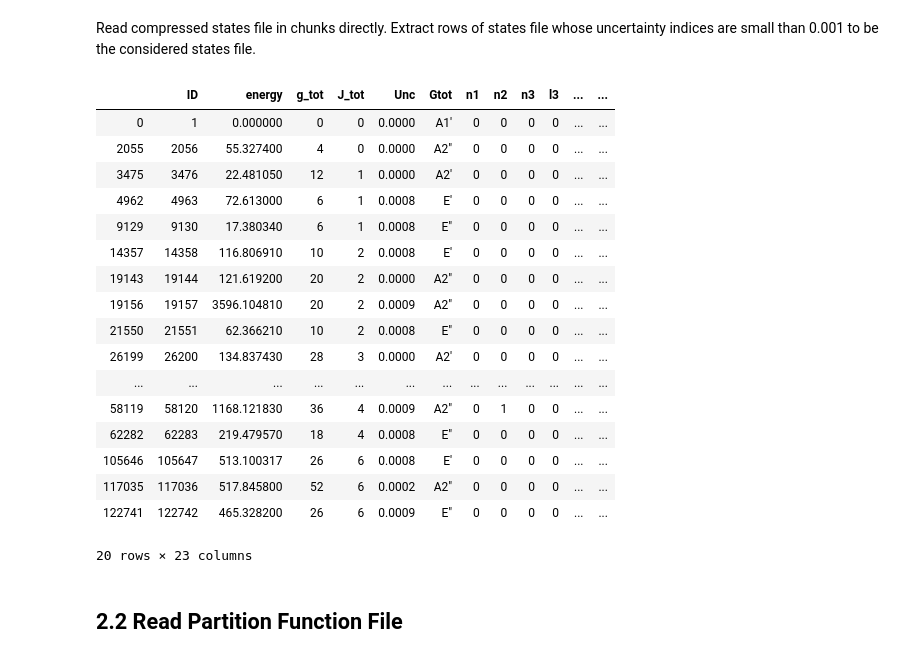
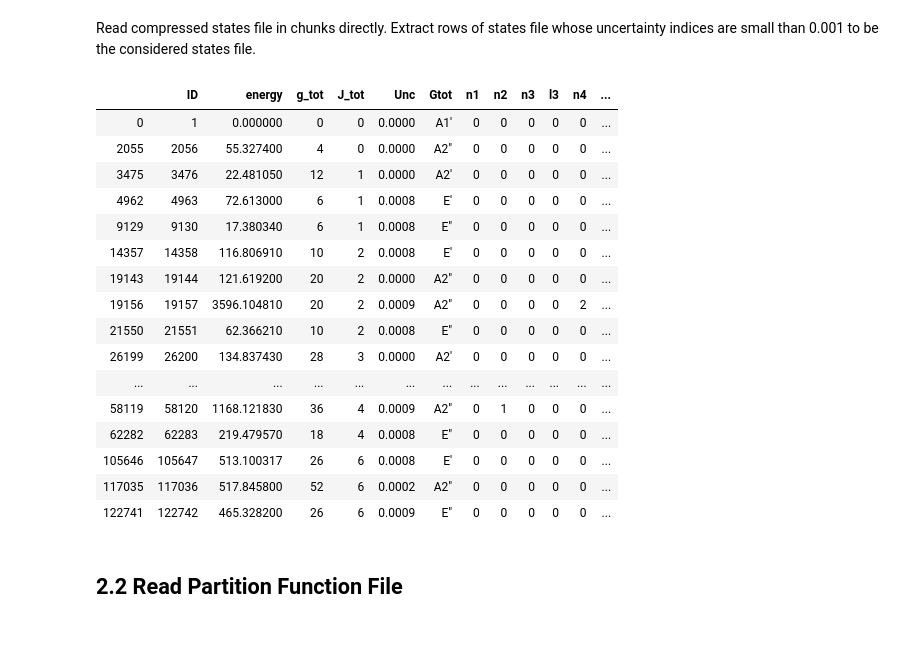
Before and after one commit to Beryl-Jingxin/ExoMolHR-MScProject, a Jupyter notebook: project/code/ipynb_with_sample_output/H3O_p.ipynb, the cells around one changed output. Saved outputs shown, nothing was run; the diff lists cells and outputs as text; code cells hidden in the pictures.

Commit message:
Add screenshots of results, displace all columns of unc_states

```diff
--- a/project/code/ipynb_with_sample_output/H3O_p.ipynb
+++ b/project/code/ipynb_with_sample_output/H3O_p.ipynb
@@ -139,39 +139,39 @@ Read compressed states file in chunks directly. Extract rows of states file whos
 # %%
 s_df = dict()
 states_df = pd.DataFrame()
 states_filenames = glob.glob(read_path + path_mol_iso + '/' + path_mol_iso.split('/')[1]
                              + '__' + path_mol_iso.split('/')[2] + '.states.bz2')
 
 for states_filename in states_filenames:
     s_df[states_filename] = pd.read_csv(states_filename, compression='bz2', sep='\s+',
                                         header=None, names=states_col_name,
                                         chunksize=100_000_000, iterator=True,
                                         low_memory=False)
     for chunk in s_df[states_filename]:
         states_df = states_df.append(chunk)
 
 # Extract rows of states file whose uncertainty indices are small than 0.001.
 unc_states_df = states_df[states_df['Unc'] < float(0.001)]
+pd.set_option("display.max_columns",30)
 unc_states_df
 # %% [output]
-|  | ID | energy | g_tot | J_tot | Unc | Gtot | n1 | n2 | n3 | l3 | ... | ... |
-| 0 | 1 | 0.000000 | 0 | 0 | 0.0000 | A1' | 0 | 0 | 0 | 0 | ... | ... |
-| 2055 | 2056 | 55.327400 | 4 | 0 | 0.0000 | A2" | 0 | 0 | 0 | 0 | ... | ... |
-| 3475 | 3476 | 22.481050 | 12 | 1 | 0.0000 | A2' | 0 | 0 | 0 | 0 | ... | ... |
-| 4962 | 4963 | 72.613000 | 6 | 1 | 0.0008 | E' | 0 | 0 | 0 | 0 | ... | ... |
-| 9129 | 9130 | 17.380340 | 6 | 1 | 0.0008 | E" | 0 | 0 | 0 | 0 | ... | ... |
-| 14357 | 14358 | 116.806910 | 10 | 2 | 0.0008 | E' | 0 | 0 | 0 | 0 | ... | ... |
-| 19143 | 19144 | 121.619200 | 20 | 2 | 0.0000 | A2" | 0 | 0 | 0 | 0 | ... | ... |
-| 19156 | 19157 | 3596.104810 | 20 | 2 | 0.0009 | A2" | 0 | 0 | 0 | 0 | ... | ... |
-| 21550 | 21551 | 62.366210 | 10 | 2 | 0.0008 | E" | 0 | 0 | 0 | 0 | ... | ... |
-| 26199 | 26200 | 134.837430 | 28 | 3 | 0.0000 | A2' | 0 | 0 | 0 | 0 | ... | ... |
+|  | ID | energy | g_tot | J_tot | Unc | Gtot | n1 | n2 | n3 | l3 | n4 | ... |
+| 0 | 1 | 0.000000 | 0 | 0 | 0.0000 | A1' | 0 | 0 | 0 | 0 | 0 | ... |
+| 2055 | 2056 | 55.327400 | 4 | 0 | 0.0000 | A2" | 0 | 0 | 0 | 0 | 0 | ... |
+| 3475 | 3476 | 22.481050 | 12 | 1 | 0.0000 | A2' | 0 | 0 | 0 | 0 | 0 | ... |
+| 4962 | 4963 | 72.613000 | 6 | 1 | 0.0008 | E' | 0 | 0 | 0 | 0 | 0 | ... |
+| 9129 | 9130 | 17.380340 | 6 | 1 | 0.0008 | E" | 0 | 0 | 0 | 0 | 0 | ... |
+| 14357 | 14358 | 116.806910 | 10 | 2 | 0.0008 | E' | 0 | 0 | 0 | 0 | 0 | ... |
+| 19143 | 19144 | 121.619200 | 20 | 2 | 0.0000 | A2" | 0 | 0 | 0 | 0 | 0 | ... |
+| 19156 | 19157 | 3596.104810 | 20 | 2 | 0.0009 | A2" | 0 | 0 | 0 | 0 | 2 | ... |
+| 21550 | 21551 | 62.366210 | 10 | 2 | 0.0008 | E" | 0 | 0 | 0 | 0 | 0 | ... |
+| 26199 | 26200 | 134.837430 | 28 | 3 | 0.0000 | A2' | 0 | 0 | 0 | 0 | 0 | ... |
 | ... | ... | ... | ... | ... | ... | ... | ... | ... | ... | ... | ... | ... |
-| 58119 | 58120 | 1168.121830 | 36 | 4 | 0.0009 | A2" | 0 | 1 | 0 | 0 | ... | ... |
-| 62282 | 62283 | 219.479570 | 18 | 4 | 0.0008 | E" | 0 | 0 | 0 | 0 | ... | ... |
-| 105646 | 105647 | 513.100317 | 26 | 6 | 0.0008 | E' | 0 | 0 | 0 | 0 | ... | ... |
-| 117035 | 117036 | 517.845800 | 52 | 6 | 0.0002 | A2" | 0 | 0 | 0 | 0 | ... | ... |
-| 122741 | 122742 | 465.328200 | 26 | 6 | 0.0009 | E" | 0 | 0 | 0 | 0 | ... | ... |
+| 58119 | 58120 | 1168.121830 | 36 | 4 | 0.0009 | A2" | 0 | 1 | 0 | 0 | 0 | ... |
+| 62282 | 62283 | 219.479570 | 18 | 4 | 0.0008 | E" | 0 | 0 | 0 | 0 | 0 | ... |
+| 105646 | 105647 | 513.100317 | 26 | 6 | 0.0008 | E' | 0 | 0 | 0 | 0 | 0 | ... |
+| 117035 | 117036 | 517.845800 | 52 | 6 | 0.0002 | A2" | 0 | 0 | 0 | 0 | 0 | ... |
+| 122741 | 122742 | 465.328200 | 26 | 6 | 0.0009 | E" | 0 | 0 | 0 | 0 | 0 | ... |
-20 rows × 23 columns
 # %% [markdown]
 ## 2.2 Read Partition Function File
 # %%
```
Also changed, not shown: 41 other files.
